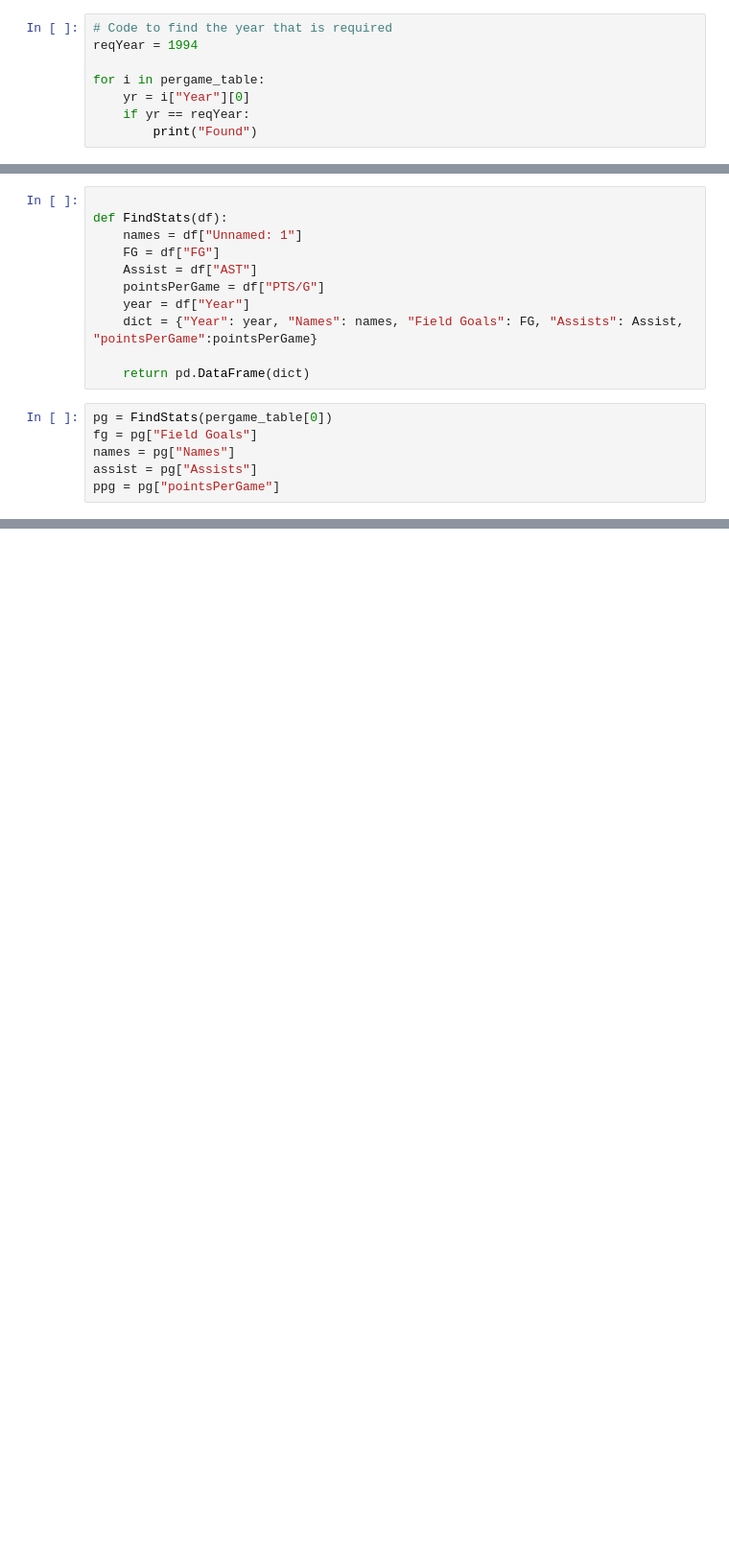
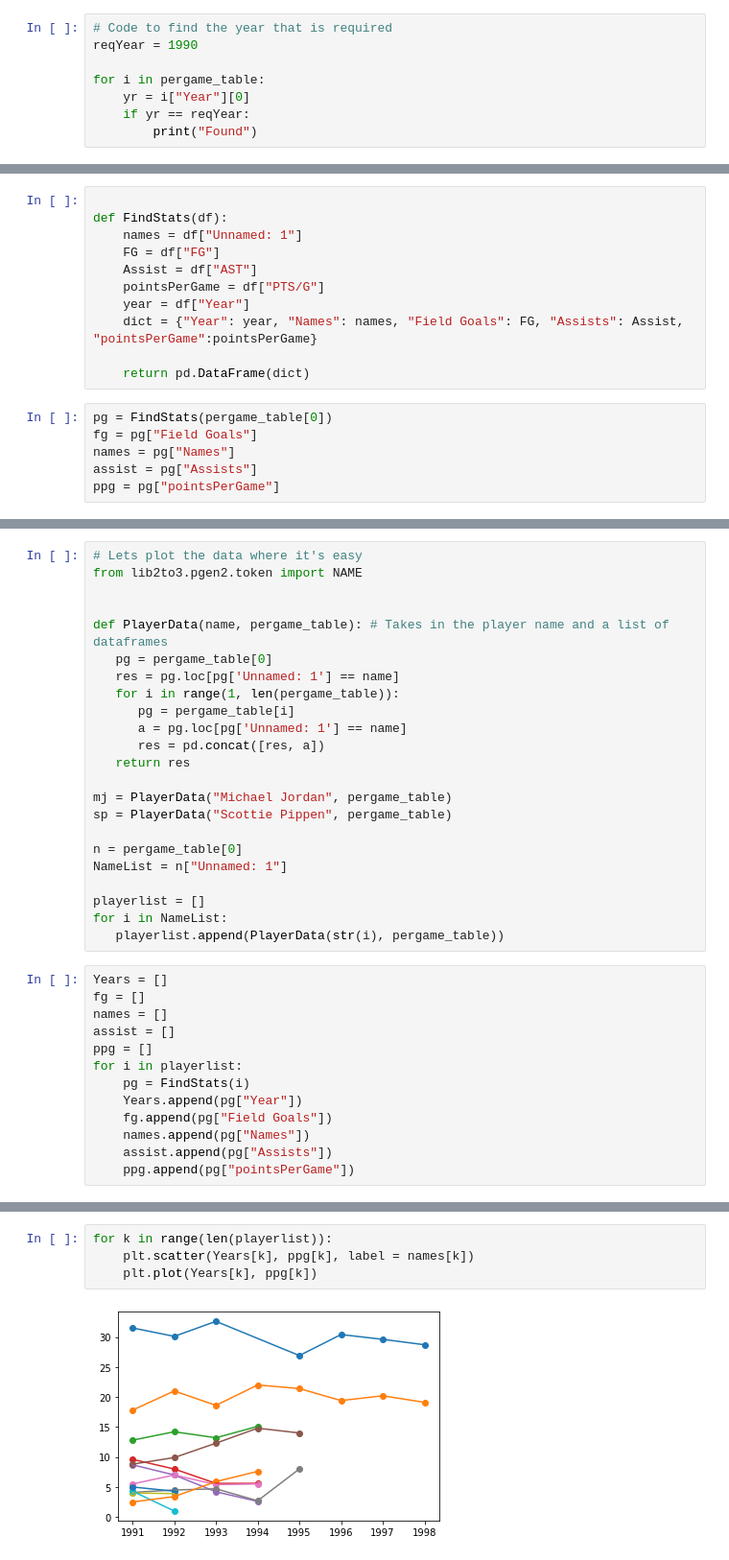
Before and after one commit to BiratalWagle/Basketball_Project, a Jupyter notebook: web_scraping.ipynb, the cells around one changed output, grey strips where cells are left out. Shown at 96% size. Saved outputs shown, nothing was run; the diff lists cells and outputs as text; blank space fills up the shorter version.

```diff
--- a/web_scraping.ipynb
+++ b/web_scraping.ipynb
@@ -32,7 +32,7 @@ for i in years:
         pergame_table.append(df)
 # %%
 # Code to find the year that is required
-reqYear = 1994
+reqYear = 1990
 
 for i in pergame_table:
     yr = i["Year"][0]
@@ -92,0 +104,36 @@ TypeError: 'list' object cannot be interpreted as an integer
+# %%
+# Lets plot the data where it's easy
+from lib2to3.pgen2.token import NAME
+
+
+def PlayerData(name, pergame_table): # Takes in the player name and a list of dataframes
+   pg = pergame_table[0]
+   res = pg.loc[pg['Unnamed: 1'] == name]
+   for i in range(1, len(pergame_table)):
+      pg = pergame_table[i]
+      a = pg.loc[pg['Unnamed: 1'] == name]
+      res = pd.concat([res, a])
+   return res
+
+mj = PlayerData("Michael Jordan", pergame_table)
+sp = PlayerData("Scottie Pippen", pergame_table)
+
+n = pergame_table[0]
+NameList = n["Unnamed: 1"]
+
+playerlist = []
+for i in NameList:
+   playerlist.append(PlayerData(str(i), pergame_table))
+# %%
+Years = []
+fg = []
+names = []
+assist = []
+ppg = []
+for i in playerlist:
+    pg = FindStats(i)
+    Years.append(pg["Year"])
+    fg.append(pg["Field Goals"])
+    names.append(pg["Names"])
+    assist.append(pg["Assists"])
+    ppg.append(pg["pointsPerGame"])
@@ -92,0 +153,6 @@ TypeError: 'list' object cannot be interpreted as an integer
+# %%
+for k in range(len(playerlist)):
+    plt.scatter(Years[k], ppg[k], label = names[k])
+    plt.plot(Years[k], ppg[k])
+# %% [output]
+[figure, added]
```
Also changed, not shown: parts of 7 cells of this notebook, 10 other files.
